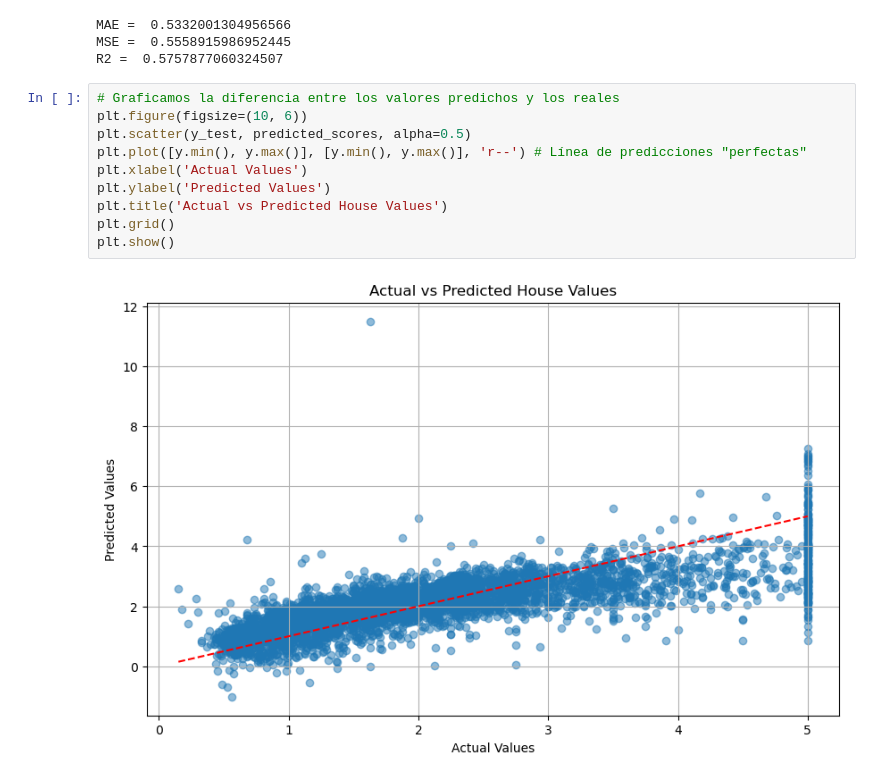
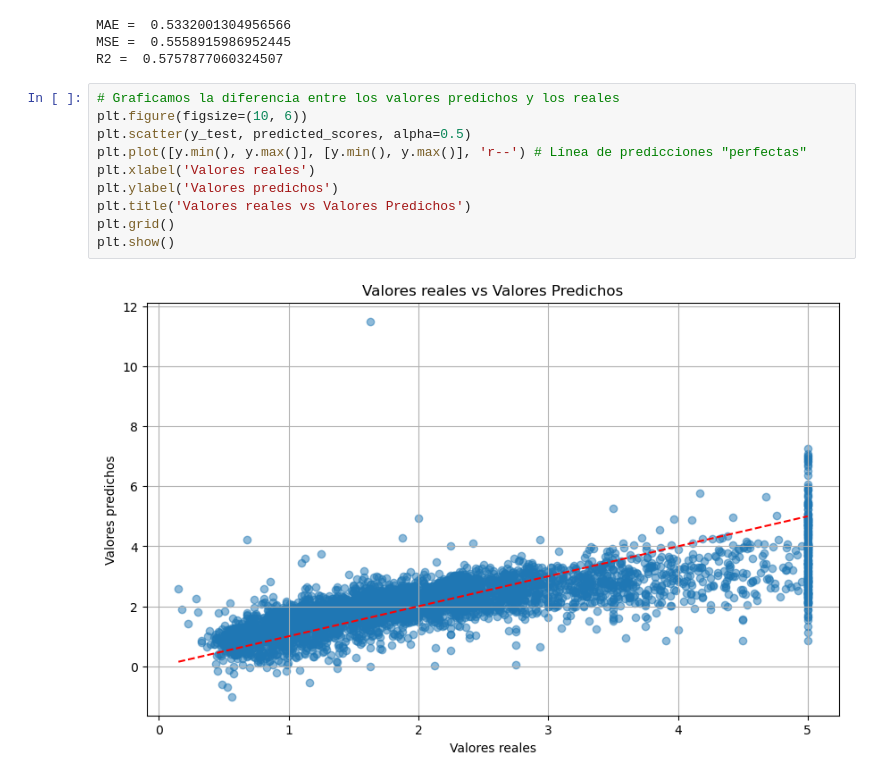
Before and after one commit to santiespinel/curso-python-ceipa, a Jupyter notebook: linear.ipynb, the cells around one changed output. Drawn from its saved outputs; the diff is of its cells as text.

```diff
--- a/linear.ipynb
+++ b/linear.ipynb
@@ -53,12 +53,12 @@ R2 =  0.5757877060324507
 # %%
 # Graficamos la diferencia entre los valores predichos y los reales
 plt.figure(figsize=(10, 6))
 plt.scatter(y_test, predicted_scores, alpha=0.5)
 plt.plot([y.min(), y.max()], [y.min(), y.max()], 'r--') # Línea de predicciones "perfectas"
-plt.xlabel('Actual Values')
-plt.ylabel('Predicted Values')
-plt.title('Actual vs Predicted House Values')
+plt.xlabel('Valores reales')
+plt.ylabel('Valores predichos')
+plt.title('Valores reales vs Valores Predichos')
 plt.grid()
 plt.show()
 # %% [output]
-[figure, old version]
+[figure, new version]
```
Also changed, not shown: parts of 1 cell of this notebook, 2 other files.
